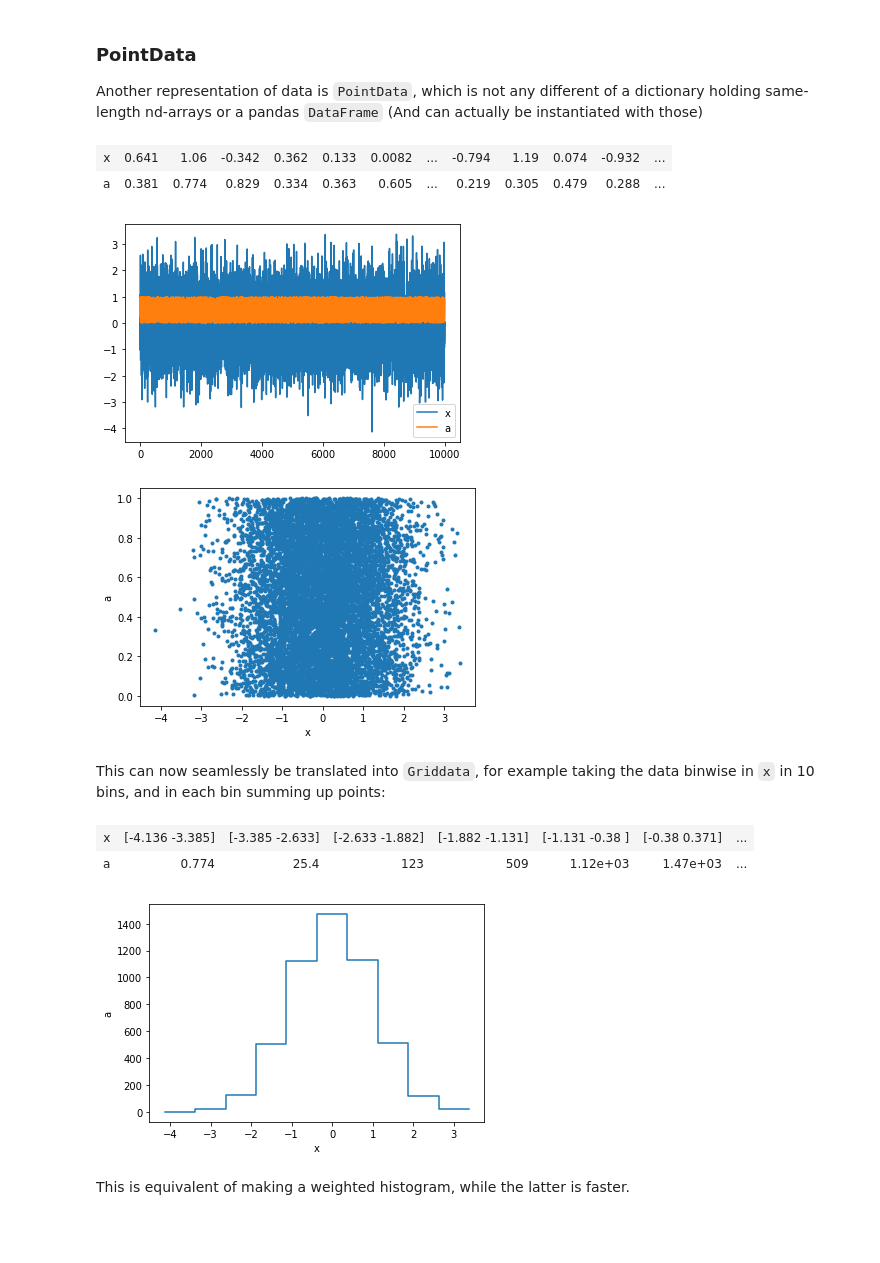
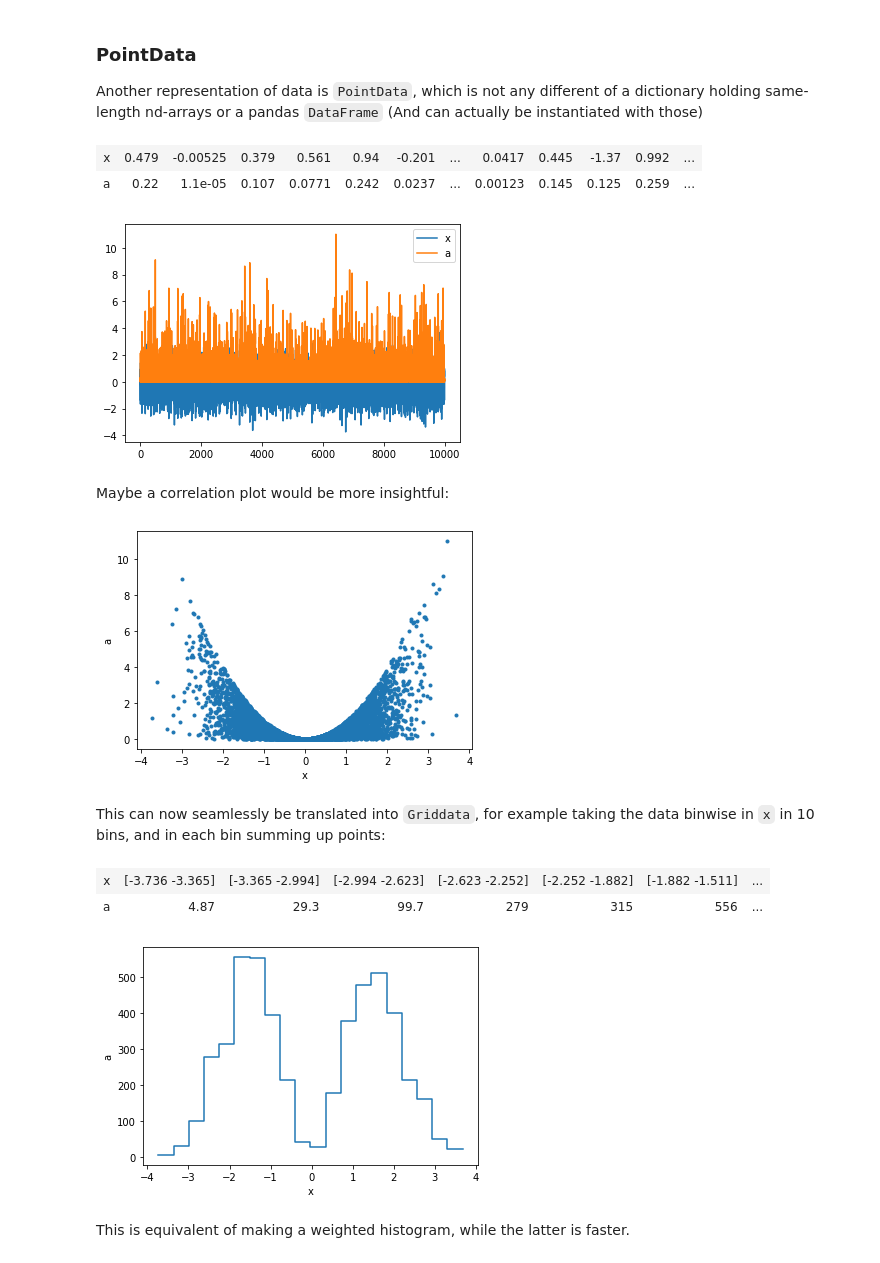
Before and after one commit to philippeller/dama, a Jupyter notebook: notebooks/README.ipynb, the cells around one changed output. Saved outputs shown, nothing was run; the diff lists cells and outputs as text; code cells hidden in the pictures; blank space fills up the shorter version.

```diff
--- a/notebooks/README.ipynb
+++ b/notebooks/README.ipynb
@@ -123,32 +123,34 @@ Another representation of data is `PointData`, which is not any different of a d
 # %%
 p = dm.PointData()
 p['x'] = np.random.randn(10000)
-p['a'] = np.random.rand(p.size)
+p['a'] = np.random.rand(p.size) * p['x']**2
 # %%
 p
 # %% [output]
-| x | 0.641 | 1.06 | -0.342 | 0.362 | 0.133 | 0.0082 | ... | -0.794 | 1.19 | 0.074 | -0.932 | ... |
-| a | 0.381 | 0.774 | 0.829 | 0.334 | 0.363 | 0.605 | ... | 0.219 | 0.305 | 0.479 | 0.288 | ... |
+| x | 0.479 | -0.00525 | 0.379 | 0.561 | 0.94 | -0.201 | ... | 0.0417 | 0.445 | -1.37 | 0.992 | ... |
+| a | 0.22 | 1.1e-05 | 0.107 | 0.0771 | 0.242 | 0.0237 | ... | 0.00123 | 0.145 | 0.125 | 0.259 | ... |
 # %%
 p.plot()
 plt.legend();
 # %% [output]
-[figure, old version]
+[figure, new version]
+# %% [markdown]
+Maybe a correlation plot would be more insightful:
 # %%
 p.plot('x', 'a', '.');
 # %% [output]
-[figure, old version]
+[figure, new version]
 # %% [markdown]
 This can now seamlessly be translated into `Griddata`, for example taking the data binwise in `x` in 10 bins, and in each bin summing up points:
 # %%
-p.binwise(x=10).sum()
+p.binwise(x=20).sum()
 # %% [output]
-| x | [-4.136 -3.385] | [-3.385 -2.633] | [-2.633 -1.882] | [-1.882 -1.131] | [-1.131 -0.38 ] | [-0.38 0.371] | ... |
-| a | 0.774 | 25.4 | 123 | 509 | 1.12e+03 | 1.47e+03 | ... |
+| x | [-3.736 -3.365] | [-3.365 -2.994] | [-2.994 -2.623] | [-2.623 -2.252] | [-2.252 -1.882] | [-1.882 -1.511] | ... |
+| a | 4.87 | 29.3 | 99.7 | 279 | 315 | 556 | ... |
 # %%
-p.binwise(x=10).sum().plot();
+p.binwise(x=20).sum().plot();
 # %% [output]
-[figure, old version]
+[figure, new version]
 # %% [markdown]
 This is equivalent of making a weighted histogram, while the latter is faster.
 # %%
```
Also changed, not shown: parts of 6 cells of this notebook, 7 other files.
